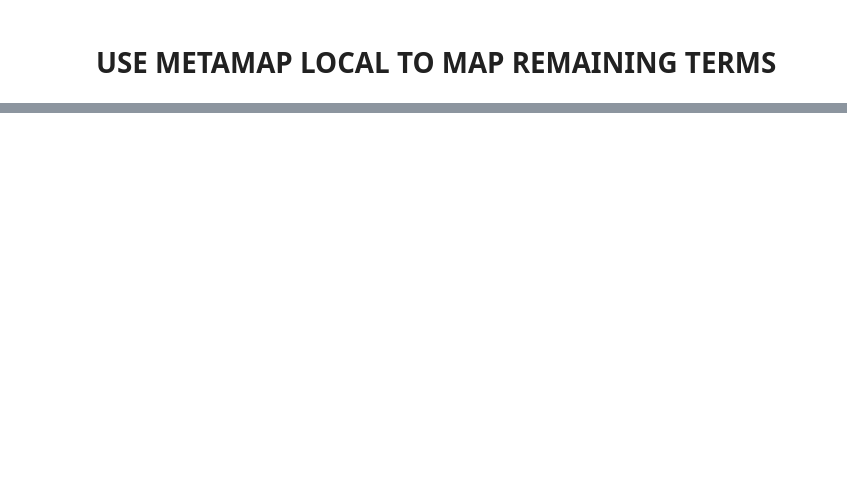
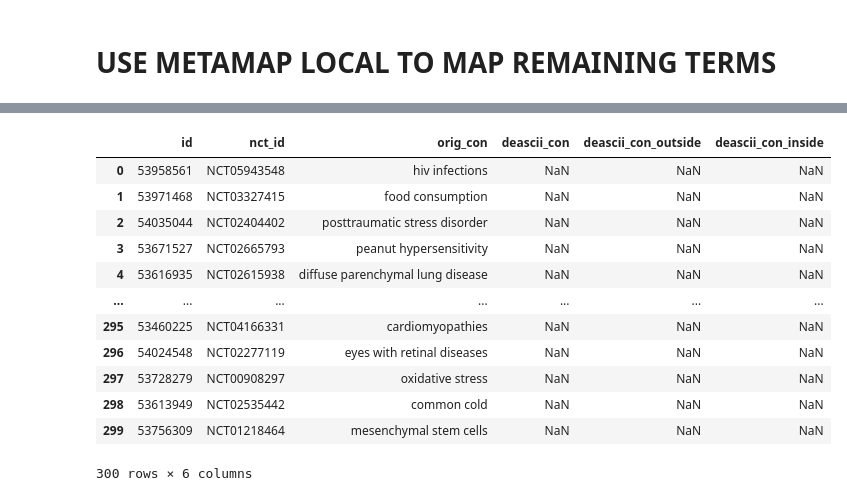
Before and after one commit to GitHubbit/Multiomics_ClinicalTrials_KP, a Jupyter notebook: mapper_ipynb_to_py_mm_only.ipynb, the cells around one changed output, grey strips where cells are left out. Cells and saved outputs as stored; diff of their text form; code cells hidden in the pictures; blank space fills up the shorter version.

```diff
--- a/mapper_ipynb_to_py_mm_only.ipynb
+++ b/mapper_ipynb_to_py_mm_only.ipynb
@@ -396,0 +599,16 @@ def term_list_to_mm(df_dict, flag_and_path):
+# %%
+conditions
+# %% [output]
+|  | id | nct_id | orig_con | deascii_con | deascii_con_outside | deascii_con_inside |
+| 0 | 53958561 | NCT05943548 | hiv infections | NaN | NaN | NaN |
+| 1 | 53971468 | NCT03327415 | food consumption | NaN | NaN | NaN |
+| 2 | 54035044 | NCT02404402 | posttraumatic stress disorder | NaN | NaN | NaN |
+| 3 | 53671527 | NCT02665793 | peanut hypersensitivity | NaN | NaN | NaN |
+| 4 | 53616935 | NCT02615938 | diffuse parenchymal lung disease | NaN | NaN | NaN |
+| ... | ... | ... | ... | ... | ... | ... |
+| 295 | 53460225 | NCT04166331 | cardiomyopathies | NaN | NaN | NaN |
+| 296 | 54024548 | NCT02277119 | eyes with retinal diseases | NaN | NaN | NaN |
+| 297 | 53728279 | NCT00908297 | oxidative stress | NaN | NaN | NaN |
+| 298 | 53613949 | NCT02535442 | common cold | NaN | NaN | NaN |
+| 299 | 53756309 | NCT01218464 | mesenchymal stem cells | NaN | NaN | NaN |
+300 rows × 6 columns
```
Also changed, not shown: parts of 8 cells of this notebook.
